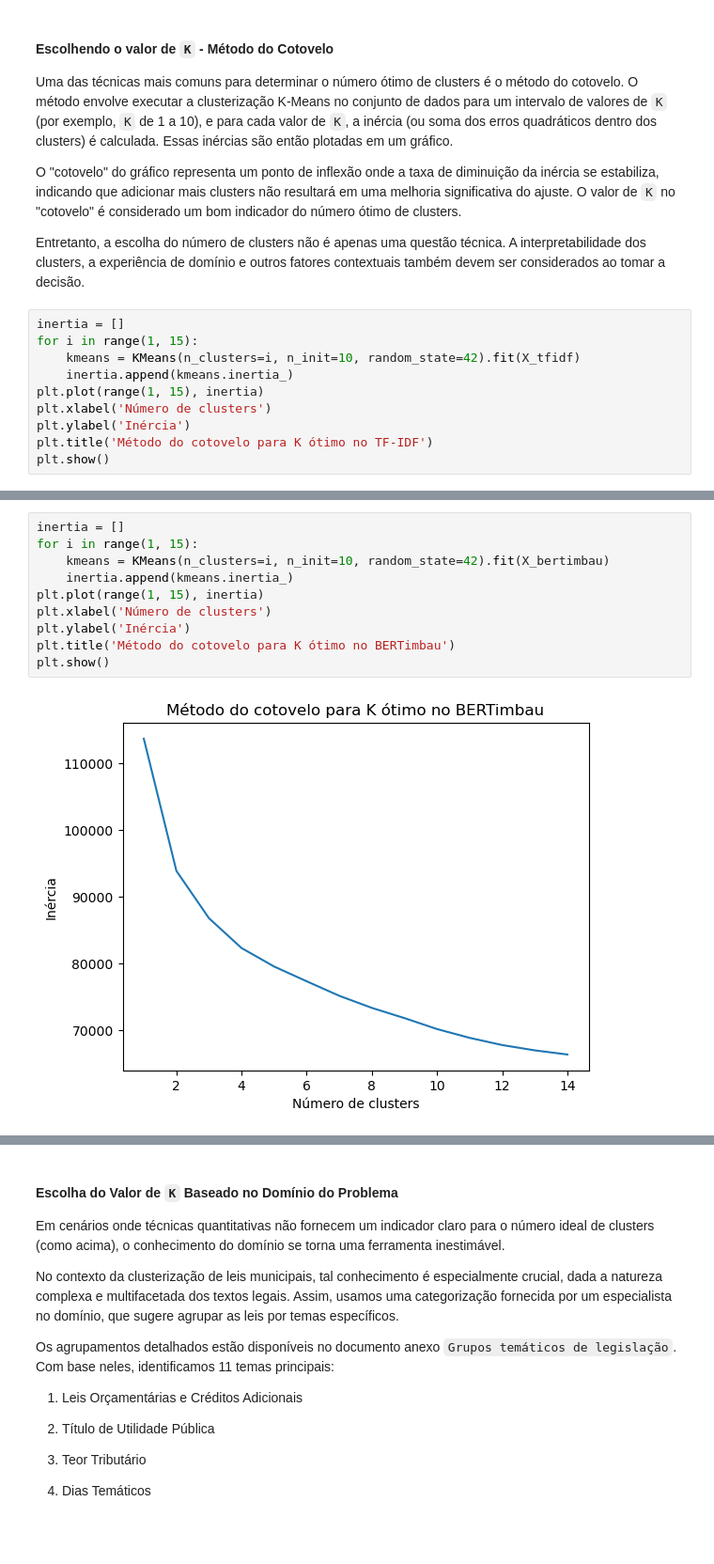
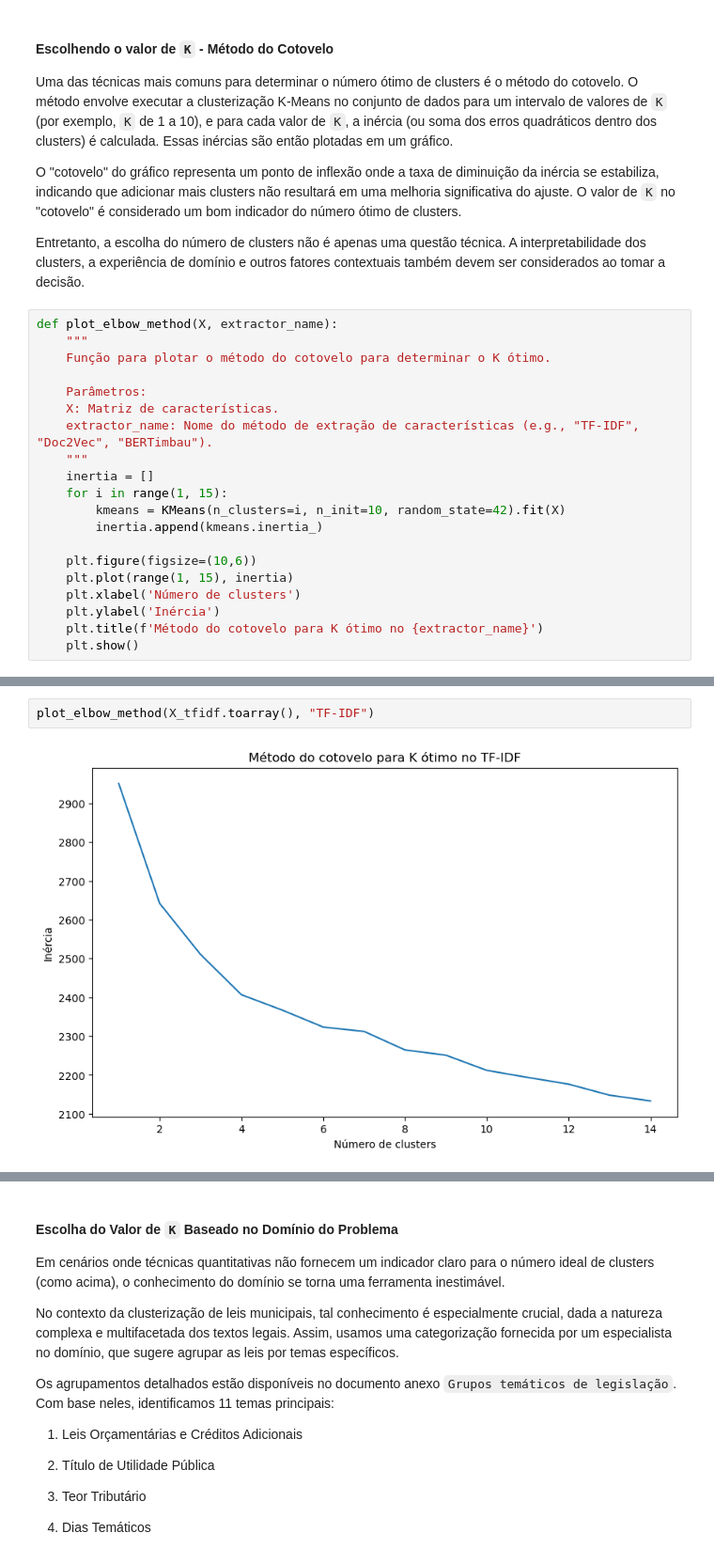
Before and after one commit to vinialbano/TCC-IFSP, a Jupyter notebook: 5-clustering.ipynb, the cells around one changed output, grey strips where cells are left out. Shown at 94% size. Cells and saved outputs as stored; diff of their text form; blank space fills up the shorter version.

Commit message:
feat: finish clustering notebook structure

```diff
--- a/5-clustering.ipynb
+++ b/5-clustering.ipynb
@@ -380,12 +381,22 @@ O "cotovelo" do gráfico representa um ponto de inflexão onde a taxa de diminui
 
 Entretanto, a escolha do número de clusters não é apenas uma questão técnica. A interpretabilidade dos clusters, a experiência de domínio e outros fatores contextuais também devem ser considerados ao tomar a decisão.
 # %%
-inertia = []
-for i in range(1, 15):
-    kmeans = KMeans(n_clusters=i, n_init=10, random_state=42).fit(X_tfidf)
-    inertia.append(kmeans.inertia_)
-plt.plot(range(1, 15), inertia)
-plt.xlabel('Número de clusters')
-plt.ylabel('Inércia')
-plt.title('Método do cotovelo para K ótimo no TF-IDF')
-plt.show()
+def plot_elbow_method(X, extractor_name):
+    """
+    Função para plotar o método do cotovelo para determinar o K ótimo.
+
+    Parâmetros:
+    X: Matriz de características.
+    extractor_name: Nome do método de extração de características (e.g., "TF-IDF", "Doc2Vec", "BERTimbau").
+    """
+    inertia = []
+    for i in range(1, 15):
+        kmeans = KMeans(n_clusters=i, n_init=10, random_state=42).fit(X)
+        inertia.append(kmeans.inertia_)
+
+    plt.figure(figsize=(10,6))
+    plt.plot(range(1, 15), inertia)
+    plt.xlabel('Número de clusters')
+    plt.ylabel('Inércia')
+    plt.title(f'Método do cotovelo para K ótimo no {extractor_name}')
+    plt.show()
@@ -406,12 +403,4 @@ plt.show()
-# %%
-inertia = []
-for i in range(1, 15):
-    kmeans = KMeans(n_clusters=i, n_init=10, random_state=42).fit(X_bertimbau)
-    inertia.append(kmeans.inertia_)
-plt.plot(range(1, 15), inertia)
-plt.xlabel('Número de clusters')
-plt.ylabel('Inércia')
-plt.title('Método do cotovelo para K ótimo no BERTimbau')
-plt.show()
-# %% [output]
-[figure, removed]
+# %%
+plot_elbow_method(X_tfidf.toarray(), "TF-IDF")
+# %% [output]
+[figure, added]
```
Also changed, not shown: parts of 48 cells of this notebook.
